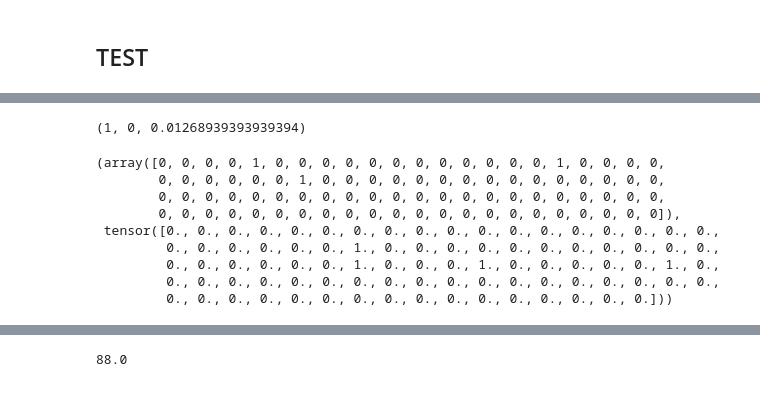
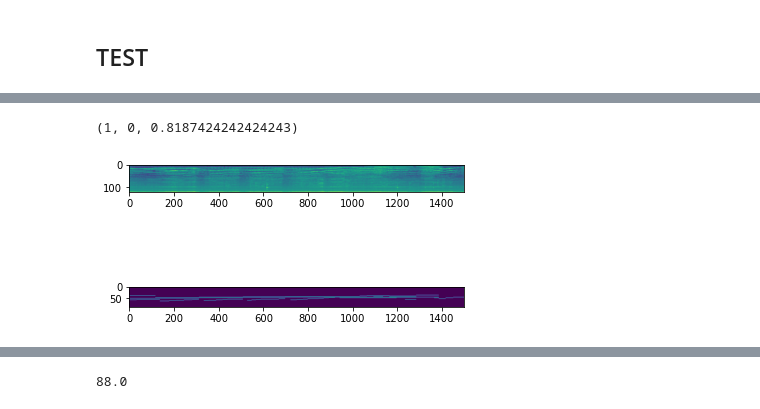
Before and after one commit to neennera/AI_single-music-note-classification, a Jupyter notebook: model_convo.ipynb, the cells around one changed output, grey strips where cells are left out. Drawn from its saved outputs; the diff is of its cells as text; code cells hidden in the pictures.

```diff
--- a/model_convo.ipynb
+++ b/model_convo.ipynb
@@ -334,19 +322,3 @@ xy=model(x[0])
 tx = xy.detach().numpy()
 ty = y.detach().numpy()
 tx = 1*(tx>=0.5)
-# %%
-tx.max(),tx.min(),tx.mean()
-# %% [output]
-(1, 0, 0.01268939393939394)
-# %%
-tx[0], y[0][0]
-# %% [output]
-(array([0, 0, 0, 0, 1, 0, 0, 0, 0, 0, 0, 0, 0, 0, 0, 0, 0, 1, 0, 0, 0, 0,
-        0, 0, 0, 0, 0, 0, 1, 0, 0, 0, 0, 0, 0, 0, 0, 0, 0, 0, 0, 0, 0, 0,
-        0, 0, 0, 0, 0, 0, 0, 0, 0, 0, 0, 0, 0, 0, 0, 0, 0, 0, 0, 0, 0, 0,
-        0, 0, 0, 0, 0, 0, 0, 0, 0, 0, 0, 0, 0, 0, 0, 0, 0, 0, 0, 0, 0, 0]),
- tensor([0., 0., 0., 0., 0., 0., 0., 0., 0., 0., 0., 0., 0., 0., 0., 0., 0., 0.,
-         0., 0., 0., 0., 0., 0., 1., 0., 0., 0., 0., 0., 0., 0., 0., 0., 0., 0.,
-         0., 0., 0., 0., 0., 0., 1., 0., 0., 0., 1., 0., 0., 0., 0., 0., 1., 0.,
-         0., 0., 0., 0., 0., 0., 0., 0., 0., 0., 0., 0., 0., 0., 0., 0., 0., 0.,
-         0., 0., 0., 0., 0., 0., 0., 0., 0., 0., 0., 0., 0., 0., 0., 0.]))
@@ -353,3 +328,16 @@ tx[0], y[0][0]
+# %%
+check.count().item()
+# %% [output]
+(1, 0, 0.8187424242424243)
+# %%
+fig,ax = plt.subplots(2,1)
+k = torch.transpose(x, 1, 2)
+ax[0].imshow(k[0])
+ky = torch.transpose(y, 1, 2)
+ax[1].imshow(ky[0])
+plt.show()
+# %% [output]
+[figure, added]
 # %%
 id=0
 x=np.arange(0,len(tx[id]))
```
Also changed, not shown: parts of 9 cells of this notebook, 5 other files.
